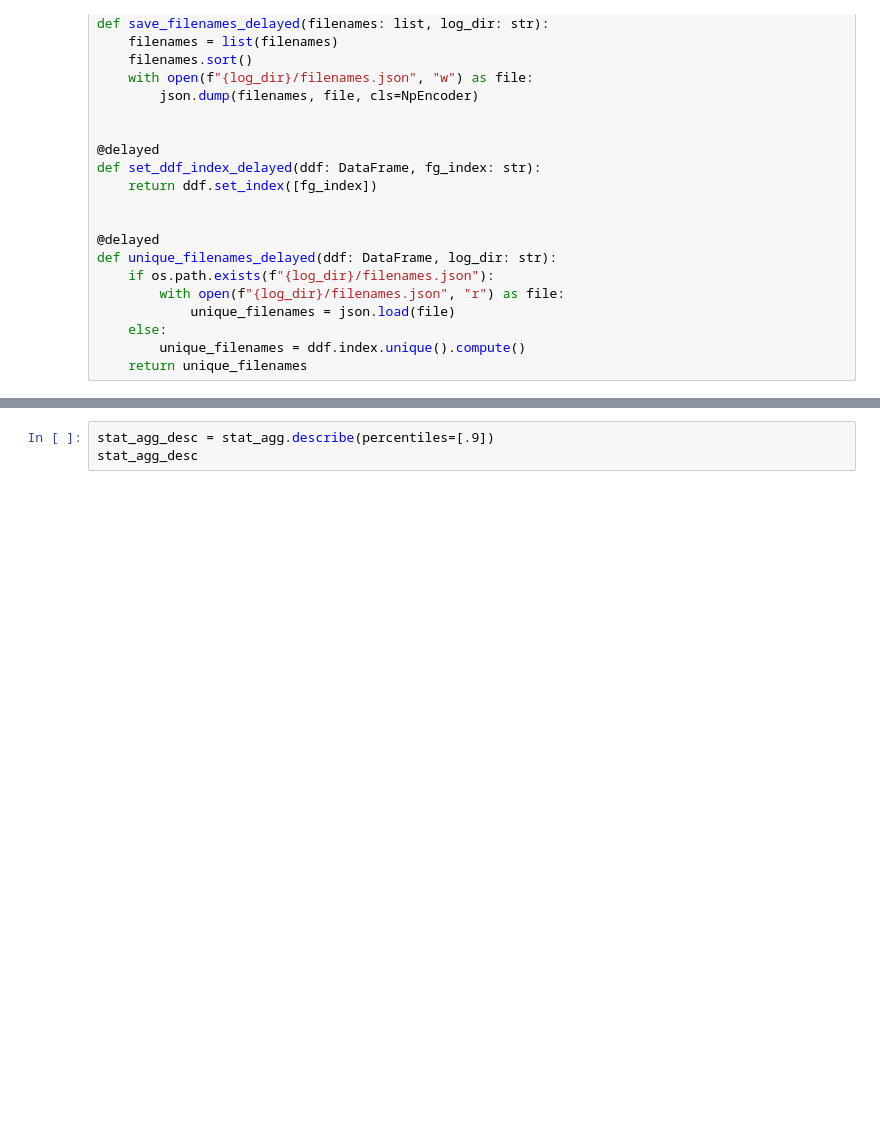
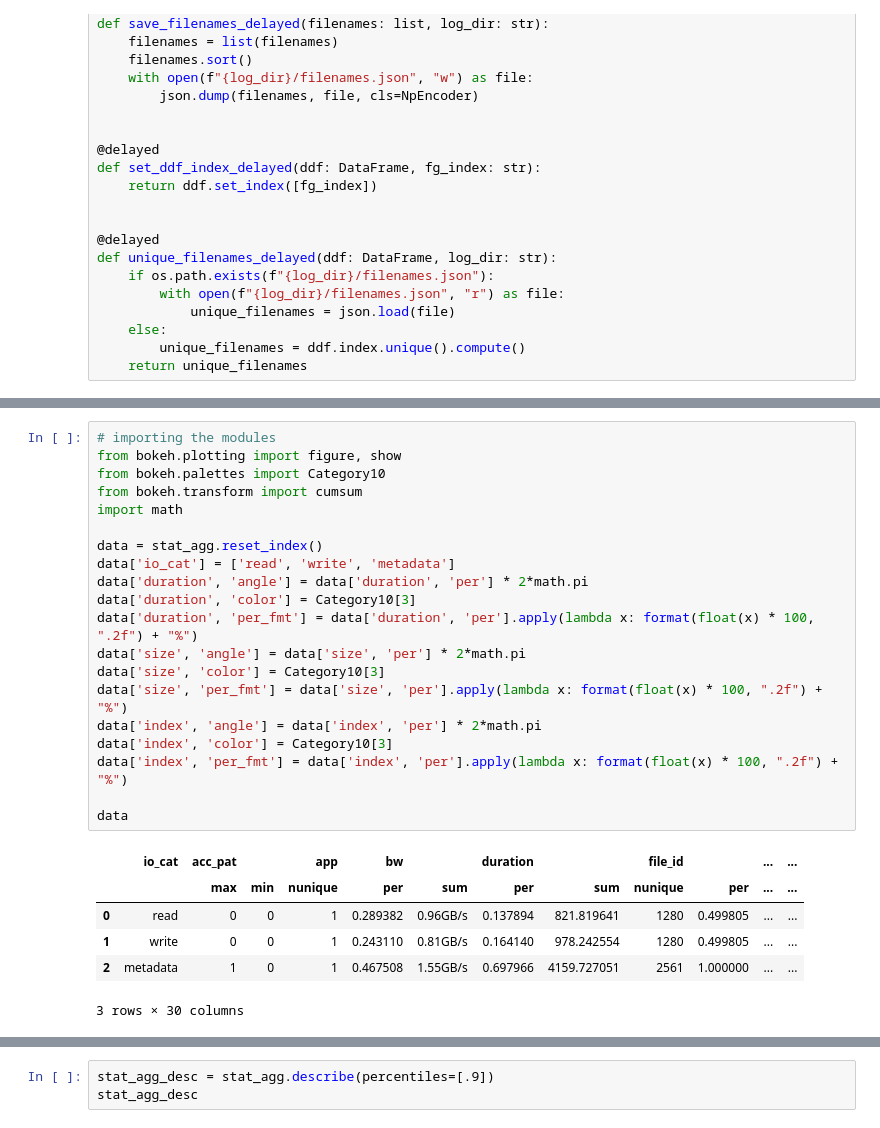
Before and after one commit to izzet/wisio, a Jupyter notebook: notebooks/playground-hacc.ipynb, the cells around one changed output, grey strips where cells are left out. Cells and saved outputs as stored; diff of their text form; blank space fills up the shorter version.

Commit message:
Bokeh dashboard visualization PoC implemented.

```diff
--- a/notebooks/playground-hacc.ipynb
+++ b/notebooks/playground-hacc.ipynb
@@ -229,3 +232,30 @@ Wall time: 2.22 s
 | 1 | 0 | 0 | 1 | 0.289382 | 0.96GB/s | 0.137894 | 821.819641 | 1280 | 0.499805 | 1 | 12800 | ... |
 | 2 | 0 | 0 | 1 | 0.243110 | 0.81GB/s | 0.164140 | 978.242554 | 1280 | 0.499805 | 1 | 12800 | ... |
 | 3 | 1 | 0 | 1 | 0.467508 | 1.55GB/s | 0.697966 | 4159.727051 | 2561 | 1.000000 | 1 | 47328 | ... |
+# %%
+# importing the modules
+from bokeh.plotting import figure, show
+from bokeh.palettes import Category10
+from bokeh.transform import cumsum
+import math
+
+data = stat_agg.reset_index()
+data['io_cat'] = ['read', 'write', 'metadata']
+data['duration', 'angle'] = data['duration', 'per'] * 2*math.pi
+data['duration', 'color'] = Category10[3]
+data['duration', 'per_fmt'] = data['duration', 'per'].apply(lambda x: format(float(x) * 100, ".2f") + "%")
+data['size', 'angle'] = data['size', 'per'] * 2*math.pi
+data['size', 'color'] = Category10[3]
+data['size', 'per_fmt'] = data['size', 'per'].apply(lambda x: format(float(x) * 100, ".2f") + "%")
+data['index', 'angle'] = data['index', 'per'] * 2*math.pi
+data['index', 'color'] = Category10[3]
+data['index', 'per_fmt'] = data['index', 'per'].apply(lambda x: format(float(x) * 100, ".2f") + "%")
+
+data
+# %% [output]
+|  | io_cat | acc_pat |  | app | bw |  | duration |  | file_id |  | ... | ... |
+|  |  | max | min | nunique | per | sum | per | sum | nunique | per | ... | ... |
+| 0 | read | 0 | 0 | 1 | 0.289382 | 0.96GB/s | 0.137894 | 821.819641 | 1280 | 0.499805 | ... | ... |
+| 1 | write | 0 | 0 | 1 | 0.243110 | 0.81GB/s | 0.164140 | 978.242554 | 1280 | 0.499805 | ... | ... |
+| 2 | metadata | 1 | 0 | 1 | 0.467508 | 1.55GB/s | 0.697966 | 4159.727051 | 2561 | 1.000000 | ... | ... |
+3 rows × 30 columns
```
Also changed, not shown: parts of 16 cells of this notebook, 4 other files.
